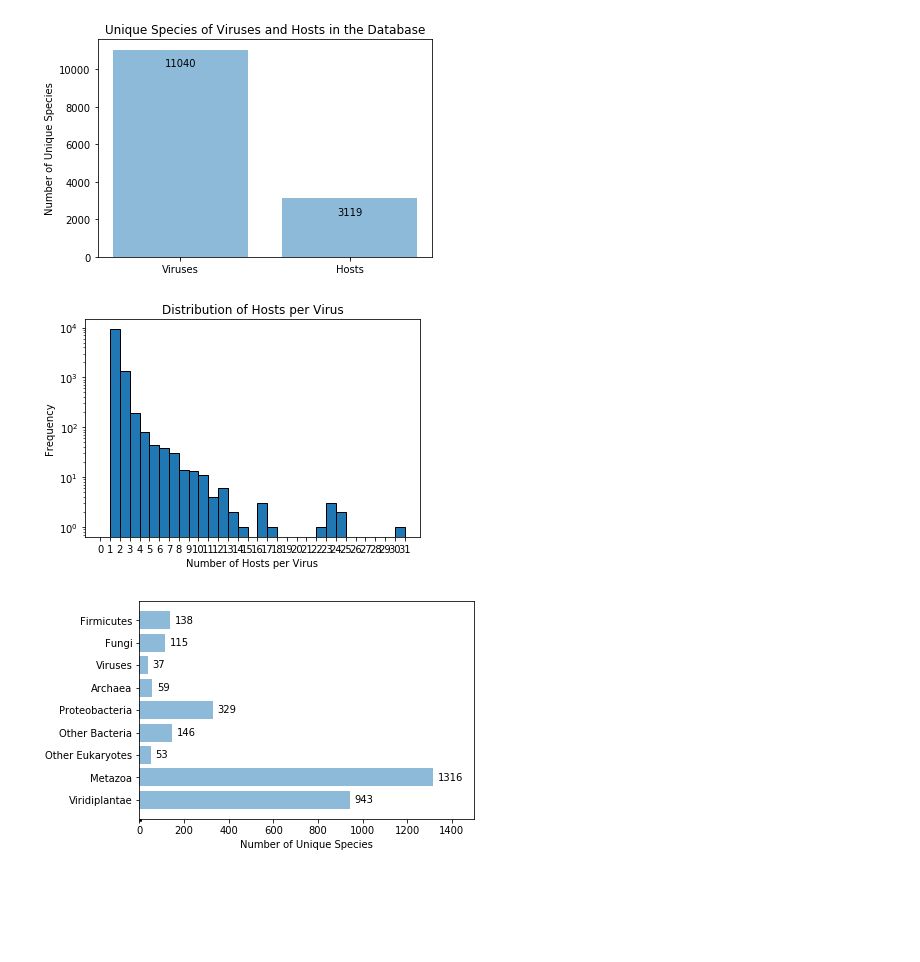
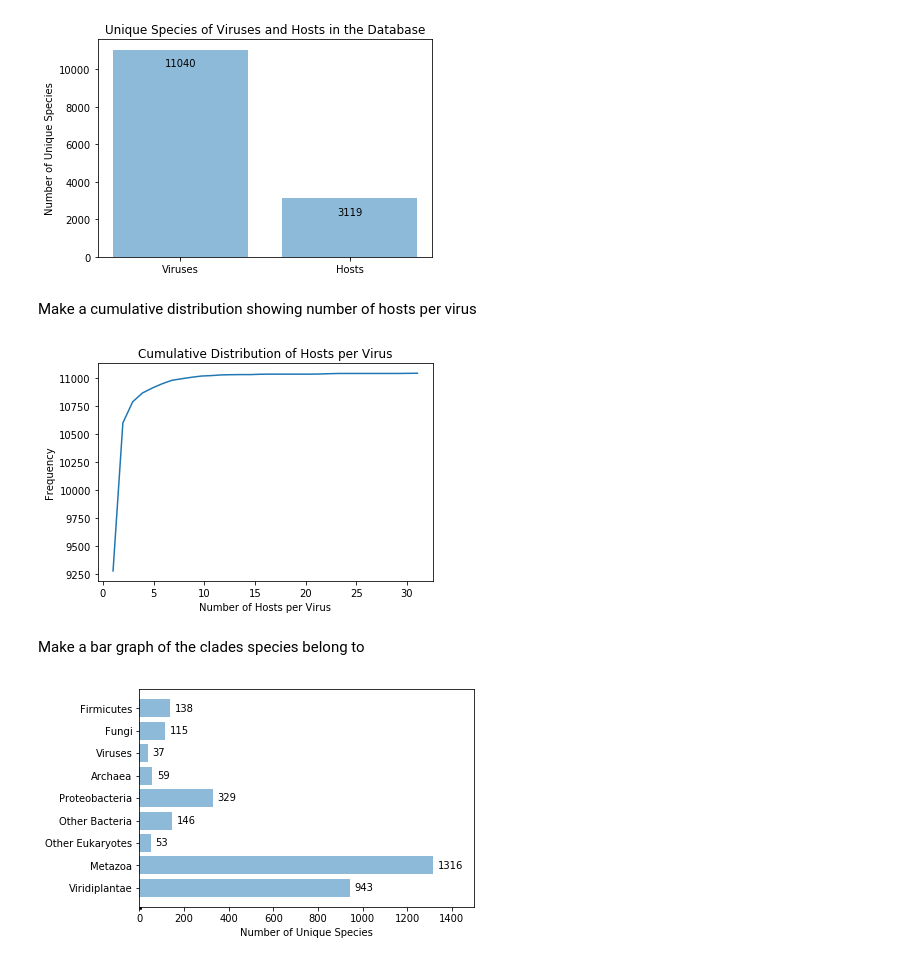
Before and after one commit to sable-cat/anthropocentric-sequencing, a Jupyter notebook: Results.ipynb, the cells around one changed output. Cells and saved outputs as stored; diff of their text form; code cells hidden in the pictures; blank space fills up the shorter version.

Commit message:
replace histogram with cumulative distribution

```diff
--- a/Results.ipynb
+++ b/Results.ipynb
@@ -109,24 +111,30 @@ Make a histogram showing number of hosts per virus
+# %% [markdown]
+Make a cumulative distribution showing number of hosts per virus
 # %%
 def hostsPerVirusPlot(myEntries):
     counts = []
     largest = 0
     for key, record in myEntries.items():
         count = len(record.hosts)
         if count > largest:
             largest = count
         counts.append( float(count) )
 
     countsArray = np.array(counts)
     bins = np.arange(largest)
 
     fig, ax = plt.subplots()
 
-    hist = ax.hist(countsArray, bins, log=True, linewidth=1, edgecolor='black')
-    ax.set_xticks(bins)
+    values, base = np.histogram(countsArray, bins=largest)
+    cumulative = np.cumsum(values)
+    ax.plot(base[:-1], cumulative)
+
+    #hist = ax.hist(countsArray, bins, linewidth=1, histtype='step', cumulative=True, density=True)
+    #ax.set_xticks(bins)
     ax.set_ylabel('Frequency')
     ax.set_xlabel('Number of Hosts per Virus')
-    ax.set_title('Distribution of Hosts per Virus')
+    ax.set_title('Cumulative Distribution of Hosts per Virus')
 
 hostsPerVirusPlot(myEntries)
 # %% [output]
-[figure, old version]
+[figure, new version]
@@ -135,3 +141,5 @@ Make a bar graph of the clades species belong to
+# %% [markdown]
+Make a bar graph of the clades species belong to
 # %%
 def hostCladesPlot(myEntries):
     countedHostIds = []
```
Also changed, not shown: parts of 4 cells of this notebook.
